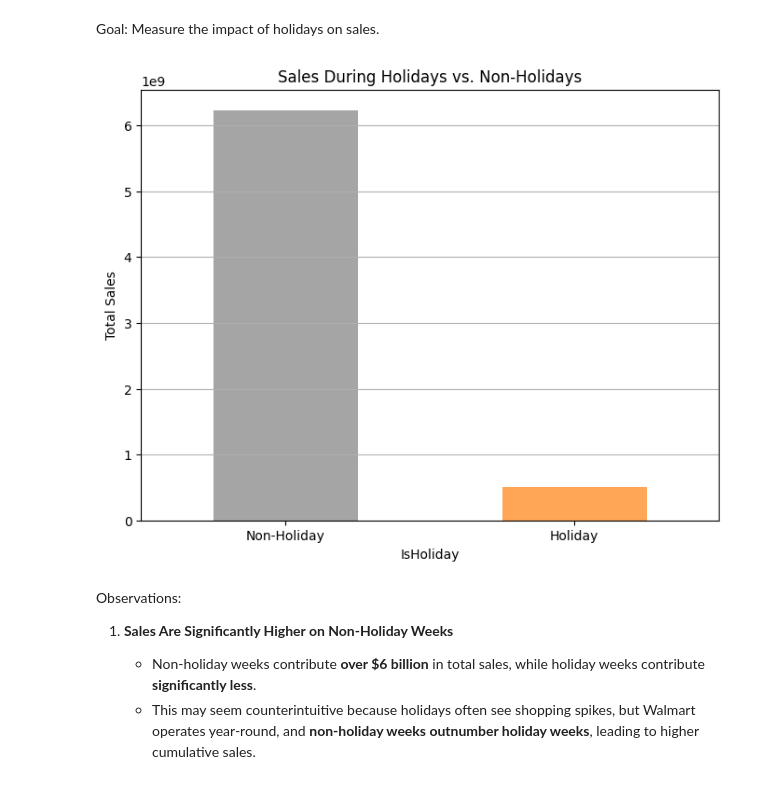
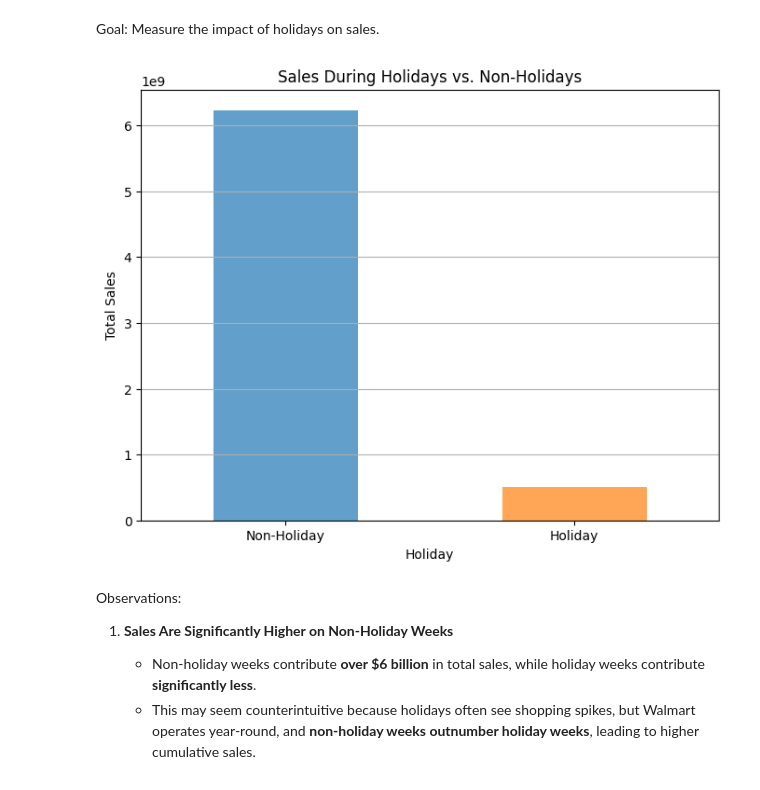
Before and after one commit to johnpospisil/walmart-sales, a Jupyter notebook: forecasting-walmart-sales.ipynb, the cells around one changed output. Drawn from its saved outputs; the diff is of its cells as text; code cells hidden in the pictures.

Commit message:
Add more analysis to visualizations.

```diff
--- a/forecasting-walmart-sales.ipynb
+++ b/forecasting-walmart-sales.ipynb
@@ -591,3 +580,9 @@ Unique values: [False  True]
 ========================================
 # %% [markdown]
 # <span style="color:#5E6997">Wrangle & Explore Data</span> <a class="anchor" id="process"></a>
+# %%
+# Merge the store information into features
+train = train.merge(stores, on="Store", how="left")
+# %%
+# Merge train with features on Store and Date
+train = train.merge(features, on=["Store", "Date"], how="left")
@@ -593,0 +605,6 @@ Unique values: [False  True]
+# %%
+# Rename 'IsHoliday_y' to 'Holiday'
+train.rename(columns={'IsHoliday_y': 'Holiday'}, inplace=True)
+
+# Drop 'IsHoliday_x'
+train.drop(columns=['IsHoliday_x'], inplace=True, errors='ignore')
@@ -775,17 +796,17 @@ Would you like to add **trend lines or color code the points based on seasons**?
 # %% [markdown]
 Goal: Measure the impact of holidays on sales.
 # %%
-holiday_sales = train.groupby('IsHoliday')['Weekly_Sales'].sum()
+holiday_sales = train.groupby('Holiday')['Weekly_Sales'].sum()
 plt.figure(figsize=(8,6))
-holiday_sales.plot(kind='bar', color=['tab:gray', 'tab:orange'], alpha=0.7)
+holiday_sales.plot(kind='bar', color=['tab:blue', 'tab:orange'], alpha=0.7)
 plt.xticks(ticks=[0, 1], labels=['Non-Holiday', 'Holiday'], rotation=0)
 plt.ylabel("Total Sales")
 plt.title("Sales During Holidays vs. Non-Holidays")
 plt.grid(axis='y')
 plt.savefig("Holiday_Sales.jpg", format="jpg", dpi=300)
 plt.show()
 # %% [output]
-[figure, old version]
+[figure, new version]
 # %% [markdown]
 Observations:
 1. **Sales Are Significantly Higher on Non-Holiday Weeks**
```
Also changed, not shown: parts of 40 cells of this notebook.
